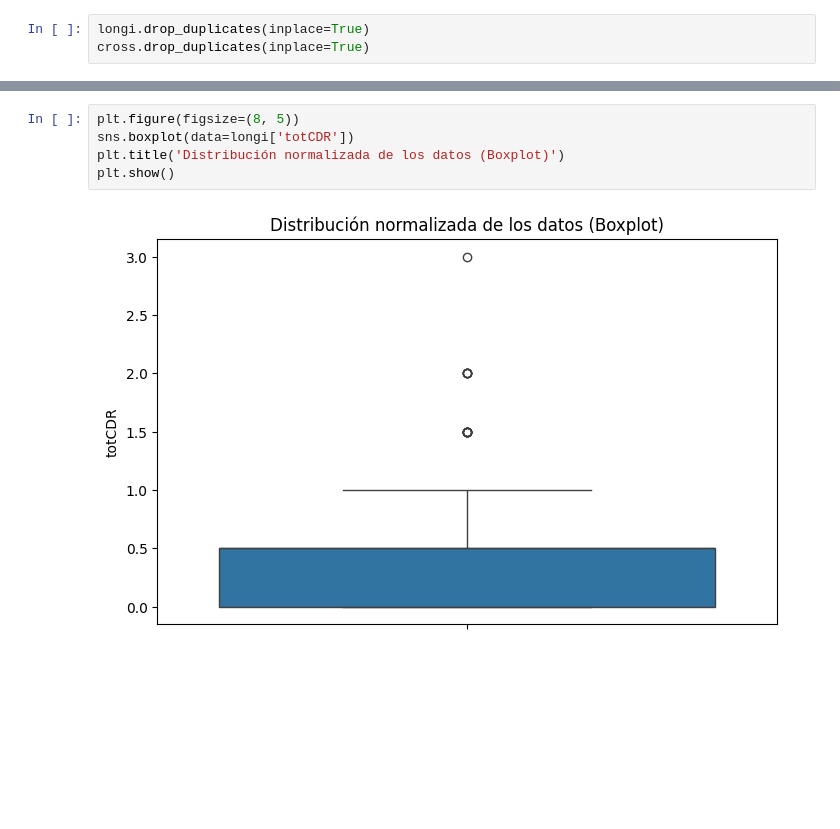
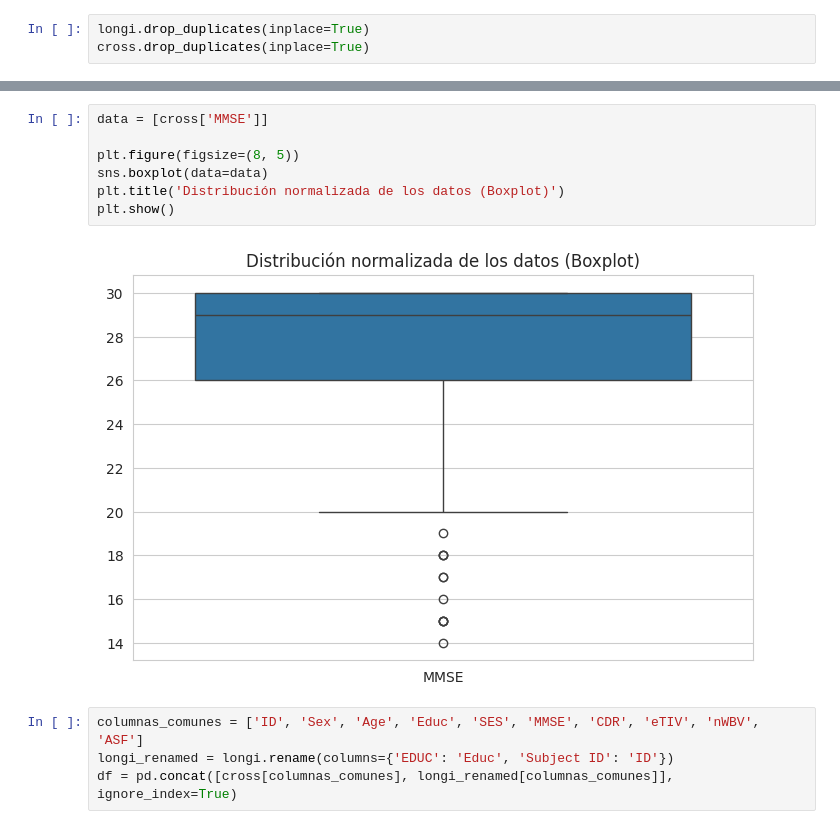
Before and after one commit to felipe0435/Proyecto-1-Mineria-de-datos, a Jupyter notebook: analisis.ipynb, the cells around one changed output, grey strips where cells are left out. Cells and saved outputs as stored; diff of their text form; blank space fills up the shorter version.

```diff
--- a/analisis.ipynb
+++ b/analisis.ipynb
@@ -443,7 +231,13 @@ plt.show()
-# %%
-plt.figure(figsize=(8, 5))
-sns.boxplot(data=longi['totCDR'])
-plt.title('Distribución normalizada de los datos (Boxplot)')
-plt.show()
-# %% [output]
-[figure, removed]
+# %%
+data = [cross['MMSE']]
+
+plt.figure(figsize=(8, 5))
+sns.boxplot(data=data)
+plt.title('Distribución normalizada de los datos (Boxplot)')
+plt.show()
+# %% [output]
+[figure, added]
+# %%
+columnas_comunes = ['ID', 'Sex', 'Age', 'Educ', 'SES', 'MMSE', 'CDR', 'eTIV', 'nWBV', 'ASF']
+longi_renamed = longi.rename(columns={'EDUC': 'Educ', 'Subject ID': 'ID'})
+df = pd.concat([cross[columnas_comunes], longi_renamed[columnas_comunes]], ignore_index=True)
```
Also changed, not shown: parts of 45 cells of this notebook, 2 other files.
